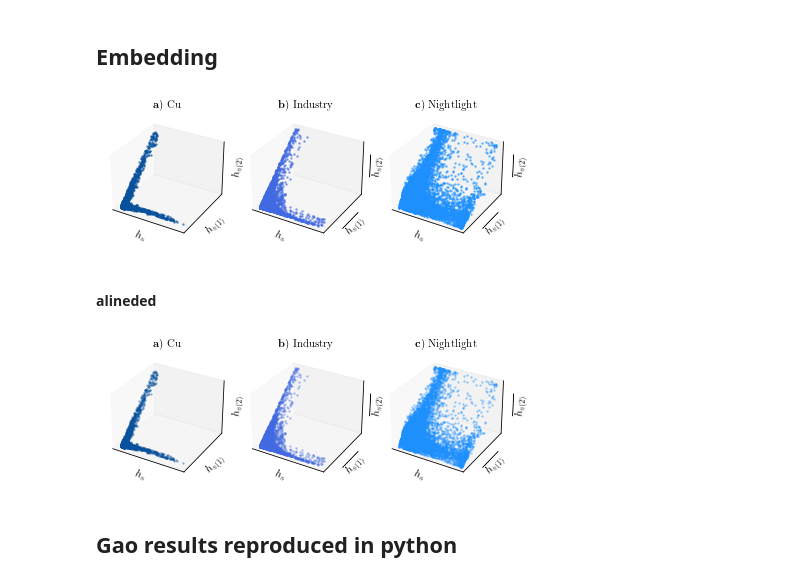
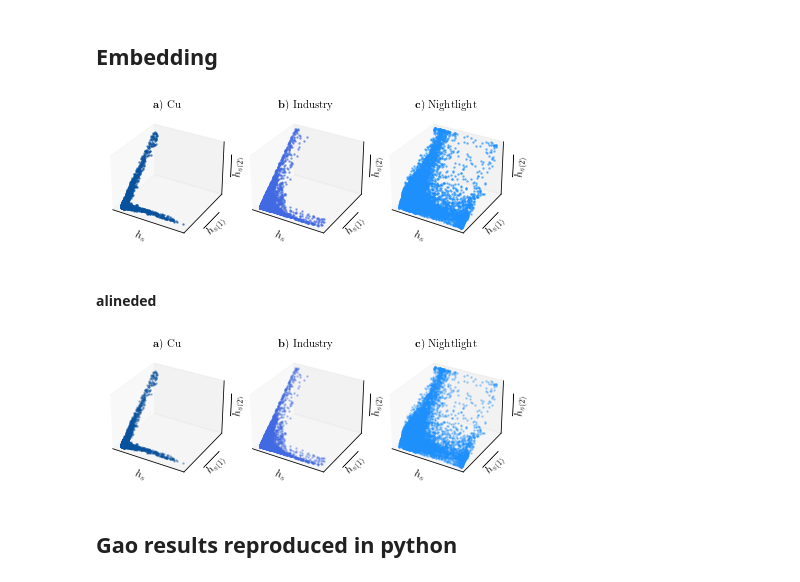
Before and after one commit to KatharinaBracher/GCCM, a Jupyter notebook: code/Pollution.ipynb, the cells around one changed output. Saved outputs shown, nothing was run; the diff lists cells and outputs as text; code cells hidden in the pictures.

```diff
--- a/code/Pollution.ipynb
+++ b/code/Pollution.ipynb
@@ -191,42 +226,42 @@ correlation_coefficient, p_value
 ## Embedding
 # %%
 E=3
-xEmbedings = embedding(xMatrix, E)
-yEmbedings = embedding(yMatrix, E)
-zEmbedings = embedding(zMatrix, E)
+xEmbedings = get_embedding(xMatrix, E)
+yEmbedings = get_embedding(yMatrix, E)
+zEmbedings = get_embedding(zMatrix, E)
 # %%
 fig, ax = plt.subplots(1,3, figsize=(6, 4), subplot_kw=dict(projection='3d'))
 p0 = ax[0].plot(yEmbedings[0].flatten(),np.mean(yEmbedings[1], axis=1),np.mean(yEmbedings[2], axis=1),
                 '.', ms=3, c='#08519c', alpha=0.5)
 pad = -10
 ax[0].set_xlabel(r"$h_s$", labelpad=pad)
-ax[0].set_ylabel(r"$h_{s(1)}$", labelpad=pad)
-ax[0].set_zlabel(r"$h_{s(2)}$", labelpad=-12)
+ax[0].set_ylabel(r"$\overline{h_{s(1)}}$", labelpad=pad)
+ax[0].set_zlabel(r"$\overline{h_{s(2)}}$", labelpad=-12)
 ax[0].set_title(r"$\textbf a)$ Cu")
 
 p1 = ax[1].plot(xEmbedings[0].flatten(),np.mean(xEmbedings[1], axis=1),np.mean(xEmbedings[2], axis=1),
                 '.', ms=3, c='royalblue', alpha=0.5)
 ax[1].set_xlabel(r"$h_s$", labelpad=pad)
 ax[1].set_ylabel(r"$\overline{h_{s(1)}}$", labelpad=pad)
 ax[1].set_zlabel(r"$\overline{h_{s(2)}}$", labelpad=-12)
 ax[1].set_title(r"$\textbf b)$ Industry")
 
 p2 = ax[2].plot(zEmbedings[0].flatten(),np.mean(zEmbedings[1], axis=1),np.mean(zEmbedings[2], axis=1),
                 '.', ms=3, c='dodgerblue', alpha=0.5)
 ax[2].set_xlabel(r"$h_s$", labelpad=pad)
 ax[2].set_ylabel(r"$\overline{h_{s(1)}}$", labelpad=pad)
 ax[2].set_zlabel(r"$\overline{h_{s(2)}}$", labelpad=pad)
 ax[2].set_title(r"$\textbf c)$ Nightlight")
 
 for a in ax:
     a.set_xticks([])
     a.set_yticks([])
     a.set_zticks([])
 
 plt.tight_layout()
-plt.savefig('plots/pollution/pollution_embedding.pdf', bbox_inches='tight')
+plt.savefig('plots/pollution/pollution_embedding.png', bbox_inches='tight', dpi=500)
 # %% [output]
-[figure, old version]
+[figure, new version]
 # %% [markdown]
 #### alineded
 # %%
@@ -240,8 +275,8 @@ p0 = ax[0].plot(yEmbedings[0].flatten(),np.mean(yEmbedings[1], axis=1),np.mean(y
                 '.', ms=3, c='#08519c', alpha=0.3)
 pad = -10
 ax[0].set_xlabel(r"$h_s$", labelpad=pad)
-ax[0].set_ylabel(r"$h_{s(1)}$", labelpad=pad)
-ax[0].set_zlabel(r"$h_{s(2)}$", labelpad=-12)
+ax[0].set_ylabel(r"$\overline{h_{s(1)}}$", labelpad=pad)
+ax[0].set_zlabel(r"$\overline{h_{s(2)}}$", labelpad=-12)
 ax[0].set_title(r"$\textbf a)$ Cu")
 
 p1 = ax[1].plot(xEmbedings[0].flatten(),np.mean(xEmbedings[1], axis=1),np.mean(xEmbedings[2], axis=1),
@@ -264,9 +299,9 @@ for a in ax:
     a.set_zticks([])
 
 plt.tight_layout()
-plt.savefig('plots/pollution/pollution_embedding_aligned.pdf', bbox_inches='tight')
+plt.savefig('plots/pollution/pollution_embedding_aligned.png', bbox_inches='tight', dpi=500)
 # %% [output]
-[figure, old version]
+[figure, new version]
 # %% [markdown]
 ## Gao results reproduced in python
 # %%
```
Also changed, not shown: parts of 4 cells of this notebook, 20 other files.
